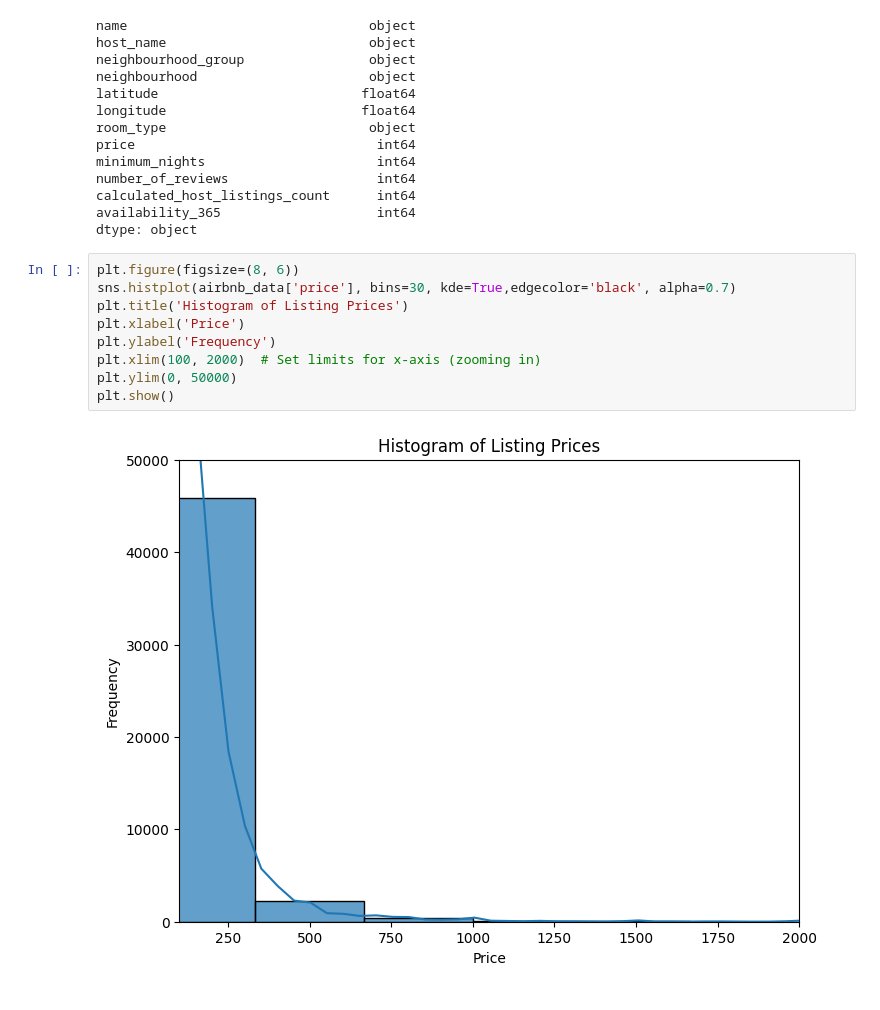
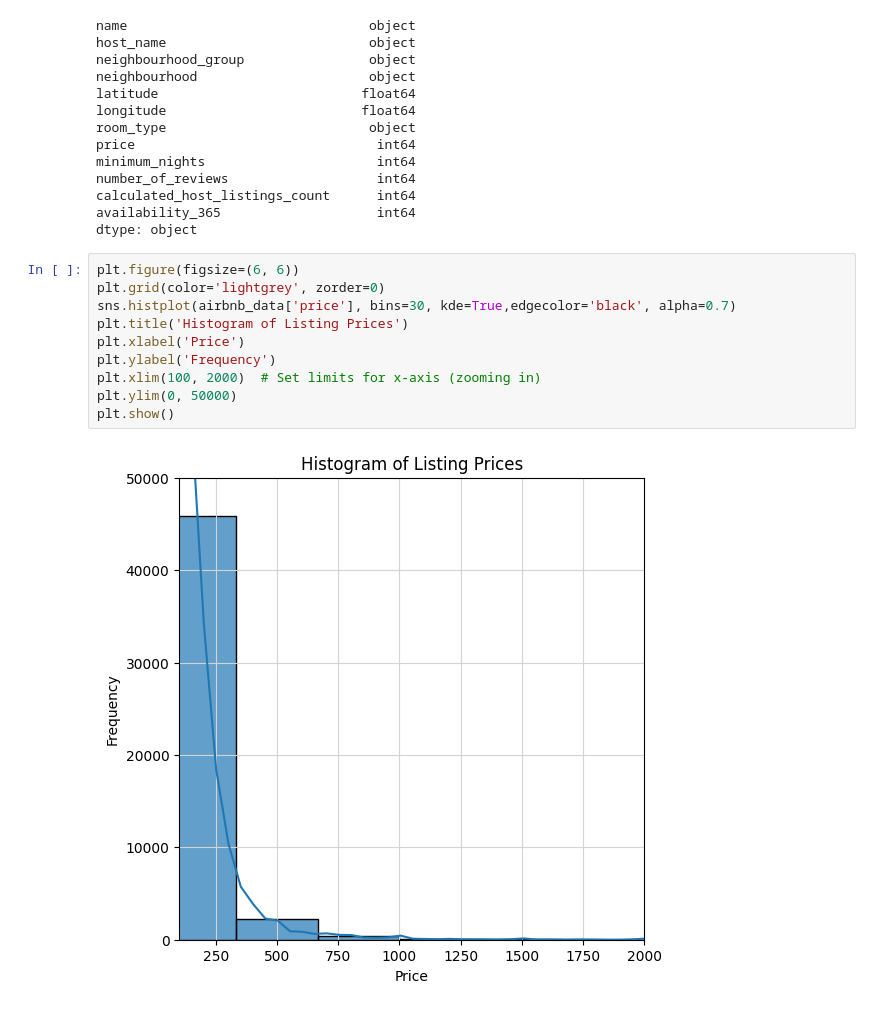
Before and after one commit to bilal147-st/stats-Assignment_1, a Jupyter notebook: Bilal_Ahmad.ipynb, the cells around one changed output. Drawn from its saved outputs; the diff is of its cells as text.

```diff
--- a/Bilal_Ahmad.ipynb
+++ b/Bilal_Ahmad.ipynb
@@ -88,14 +88,15 @@ calculated_host_listings_count      int64
 availability_365                    int64
 dtype: object
 # %%
-plt.figure(figsize=(8, 6))
+plt.figure(figsize=(6, 6))
+plt.grid(color='lightgrey', zorder=0)
 sns.histplot(airbnb_data['price'], bins=30, kde=True,edgecolor='black', alpha=0.7)
 plt.title('Histogram of Listing Prices')
 plt.xlabel('Price')
 plt.ylabel('Frequency')
 plt.xlim(100, 2000)  # Set limits for x-axis (zooming in)
 plt.ylim(0, 50000)
 plt.show()
 # %% [output]
-[figure, old version]
+[figure, new version]
 # %%
```
Also changed, not shown: parts of 2 cells of this notebook.
